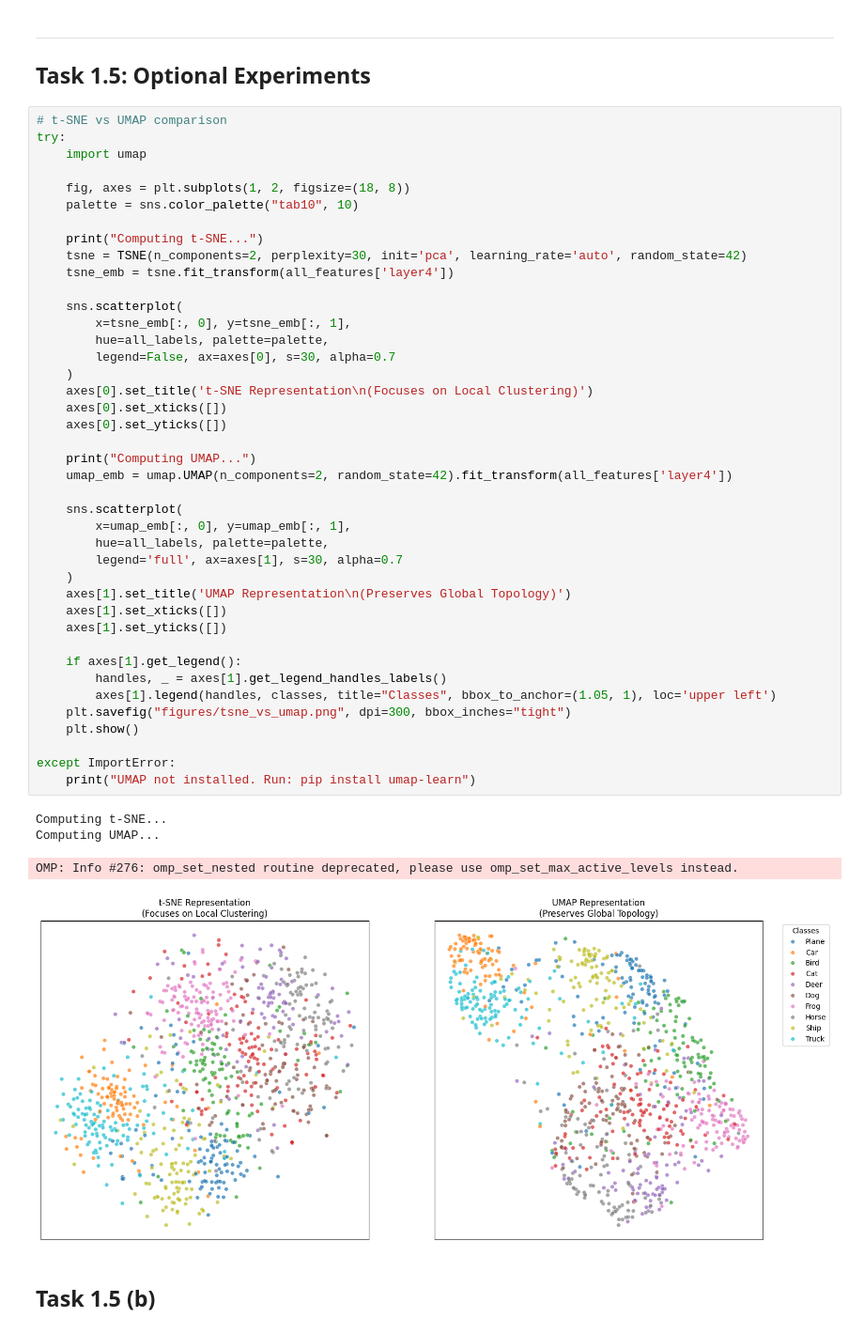
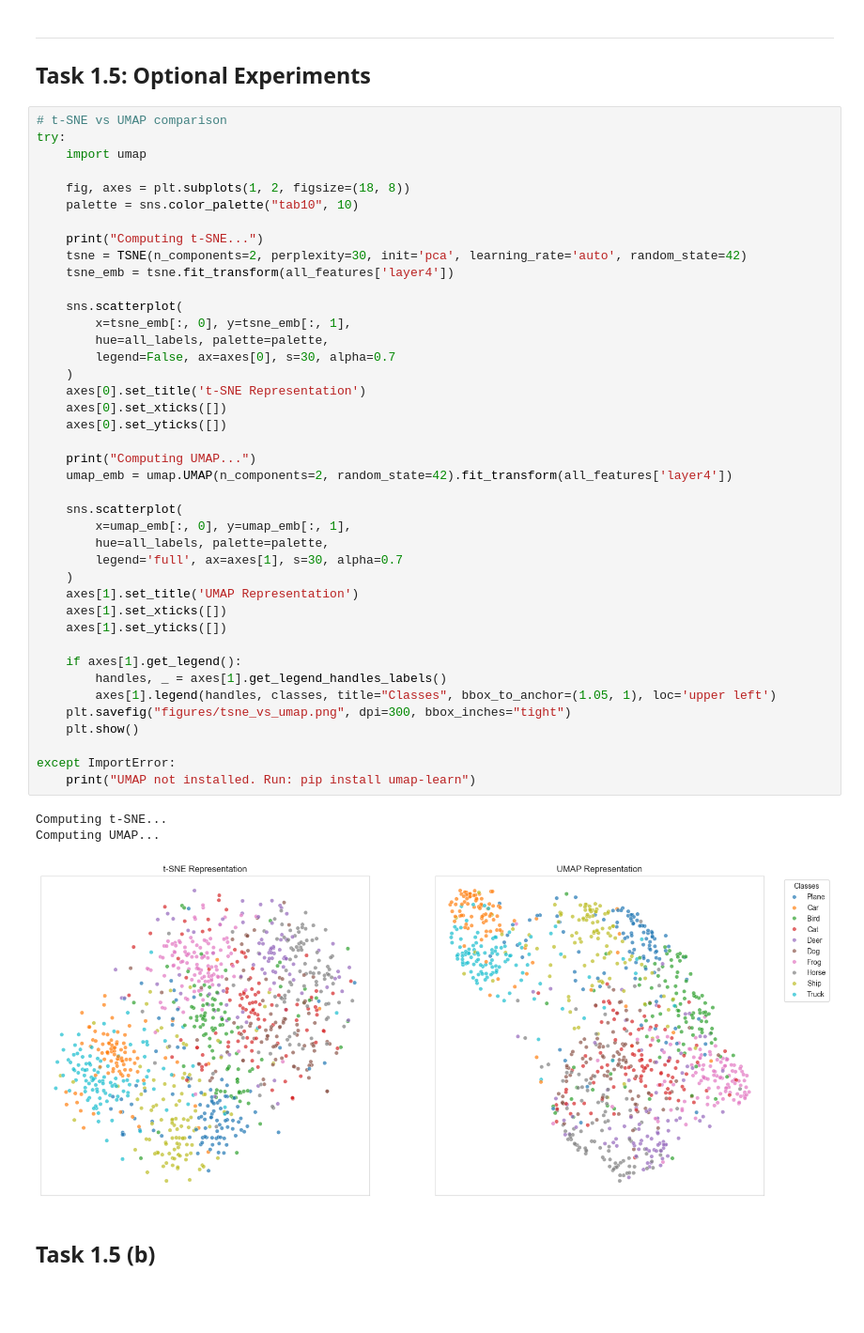
Before and after one commit to hafeez381/AI623---Assignment-0, a Jupyter notebook: task1_resnet/visualization.ipynb, the cells around one changed output. Shown at 94% size. Saved outputs shown, nothing was run; the diff lists cells and outputs as text; blank space fills up the shorter version.

```diff
--- a/task1_resnet/visualization.ipynb
+++ b/task1_resnet/visualization.ipynb
@@ -325,37 +317,36 @@ try:
     sns.scatterplot(
         x=tsne_emb[:, 0], y=tsne_emb[:, 1],
         hue=all_labels, palette=palette,
         legend=False, ax=axes[0], s=30, alpha=0.7
     )
-    axes[0].set_title('t-SNE Representation\n(Focuses on Local Clustering)')
+    axes[0].set_title('t-SNE Representation')
     axes[0].set_xticks([])
     axes[0].set_yticks([])
 
     print("Computing UMAP...")
     umap_emb = umap.UMAP(n_components=2, random_state=42).fit_transform(all_features['layer4'])
 
     sns.scatterplot(
         x=umap_emb[:, 0], y=umap_emb[:, 1],
         hue=all_labels, palette=palette,
         legend='full', ax=axes[1], s=30, alpha=0.7
     )
-    axes[1].set_title('UMAP Representation\n(Preserves Global Topology)')
+    axes[1].set_title('UMAP Representation')
     axes[1].set_xticks([])
     axes[1].set_yticks([])
 
     if axes[1].get_legend():
         handles, _ = axes[1].get_legend_handles_labels()
         axes[1].legend(handles, classes, title="Classes", bbox_to_anchor=(1.05, 1), loc='upper left')
     plt.savefig("figures/tsne_vs_umap.png", dpi=300, bbox_inches="tight")
     plt.show()
 
 except ImportError:
     print("UMAP not installed. Run: pip install umap-learn")
 # %% [output]
 Computing t-SNE...
 Computing UMAP...
-OMP: Info #276: omp_set_nested routine deprecated, please use omp_set_max_active_levels instead.
-[figure, old version]
+[figure, new version]
 # %% [markdown]
 ## Task 1.5 (b)
 # %%
```
Also changed, not shown: parts of 6 cells of this notebook, 1 other file.
